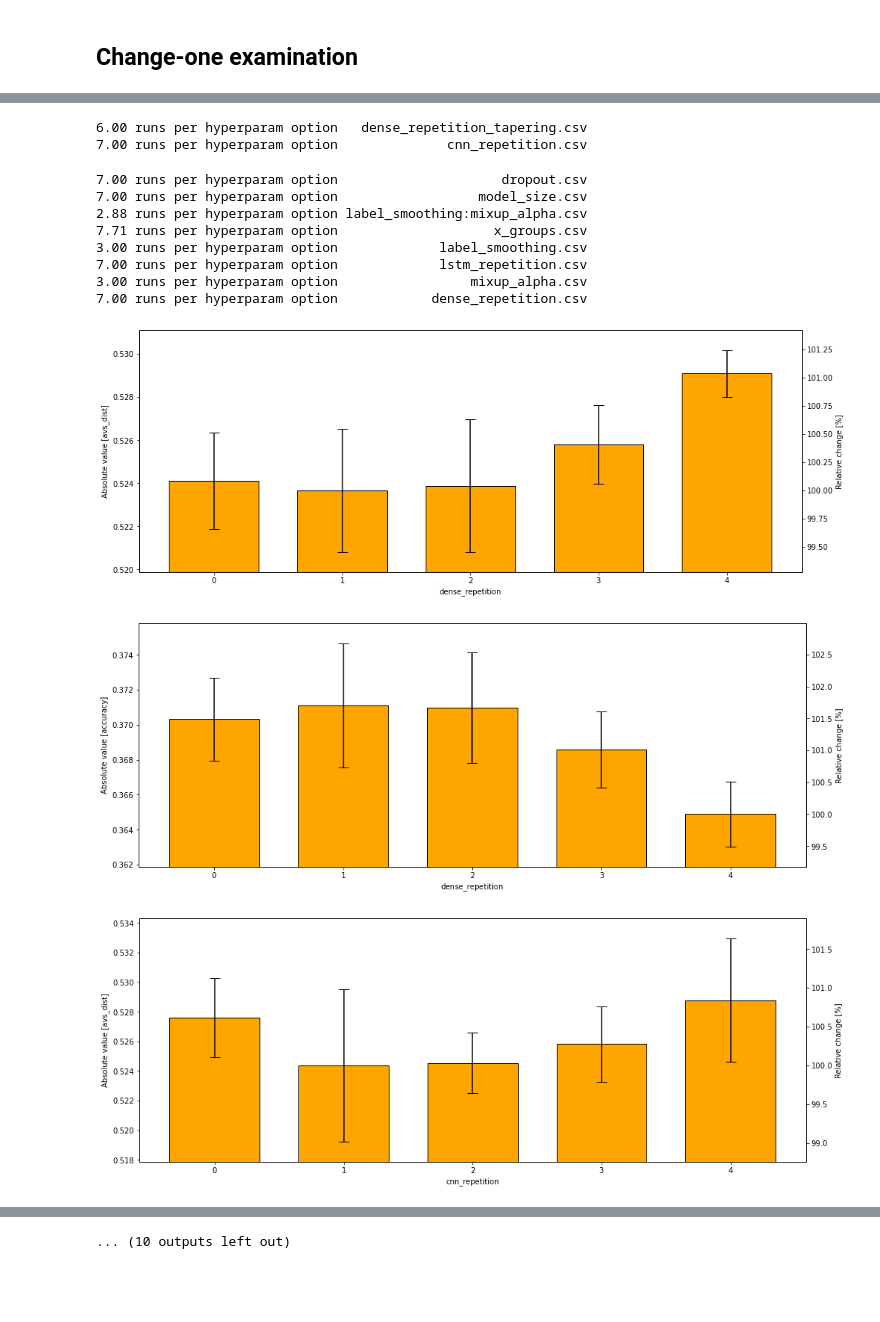
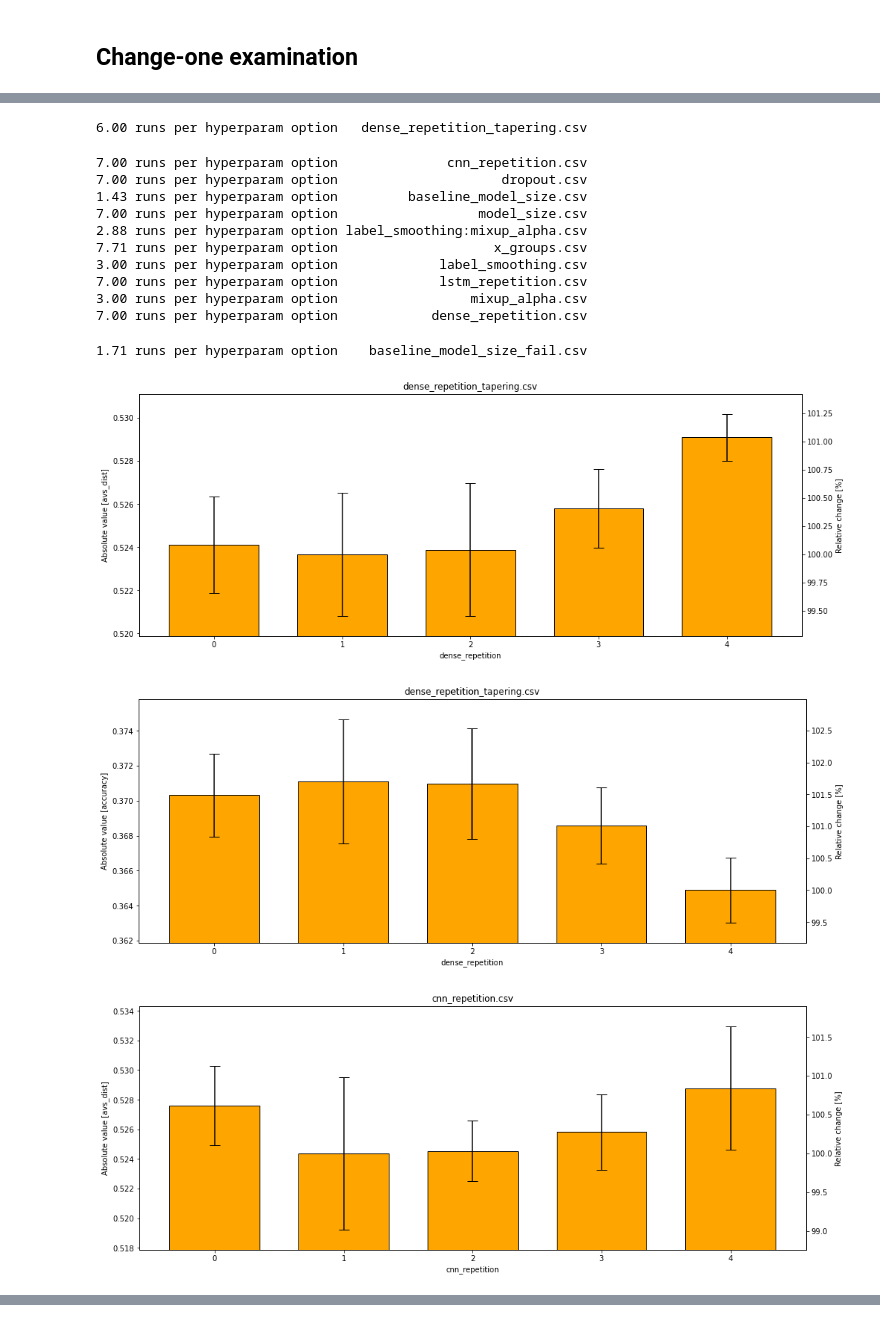
Before and after one commit to ronaldluc/DeepSaber, a Jupyter notebook: research/experiments/config_graphs.ipynb, the cells around one changed output, grey strips where cells are left out. Drawn from its saved outputs; the diff is of its cells as text; code cells hidden in the pictures; blank space fills up the shorter version.

Commit message:
feat(model): add hyperparameter models

```diff
--- a/research/experiments/config_graphs.ipynb
+++ b/research/experiments/config_graphs.ipynb
@@ -37,7 +37,7 @@ import matplotlib.pyplot as plt
 import re
 
 
-def plot_col(df, col, ylabel=''):
+def plot_col(df, col, ylabel='', name=''):
     barWidth = 0.7
     mean = df[f'{col}_mean']
     norm_mean = mean / mean.min()
@@ -67,6 +67,7 @@ def plot_col(df, col, ylabel=''):
     ax.set_ylabel(ylabel)
     ax.set_ylim(bot, top)
     ax.set_ylabel(f'Absolute value [{col}]')
+    ax.set_title(name)
 
     ax2 = ax.twinx()
 
@@ -77,11 +78,12 @@ def plot_col(df, col, ylabel=''):
 #     fig.legend()
     fig.show()
 
-def plot_cols(df, cols):
+def plot_cols(df, cols, name=''):
 #     display(Markdown(f'## {df.index.name}'))
     groupped_df = df.groupby(df.index).apply(get_stats)
     for col in cols:
-        plot_col(groupped_df, col)
+        if col in df.columns:
+            plot_col(groupped_df, col, name=name)
 
 plot_cols(df, ['avs_dist', 'accuracy', 'elapsed'])
 # %% [output]
@@ -91,23 +93,25 @@ plot_cols(df, ['avs_dist', 'accuracy', 'elapsed'])
 # %%
 from pathlib import Path
 
 experiments_path = Path('../../data/experiments')
 for path in experiments_path.iterdir():
     if path.is_file() and path.suffix == '.csv':
         df = pd.read_csv(path, index_col=0)
         print(f'{len(df) / len(df.index.unique()):2.2f} runs per hyperparam option {str(path.name):>31}')
-        plot_cols(df, ['avs_dist', 'accuracy', ])
+        plot_cols(df, ['avs_dist', 'accuracy', 'acc'], path.name)
 # %% [output]
 6.00 runs per hyperparam option   dense_repetition_tapering.csv
-7.00 runs per hyperparam option              cnn_repetition.csv
+7.00 runs per hyperparam option              cnn_repetition.csv
 7.00 runs per hyperparam option                     dropout.csv
+1.43 runs per hyperparam option         baseline_model_size.csv
 7.00 runs per hyperparam option                  model_size.csv
 2.88 runs per hyperparam option label_smoothing:mixup_alpha.csv
 7.71 runs per hyperparam option                    x_groups.csv
 3.00 runs per hyperparam option             label_smoothing.csv
 7.00 runs per hyperparam option             lstm_repetition.csv
 3.00 runs per hyperparam option                 mixup_alpha.csv
 7.00 runs per hyperparam option            dense_repetition.csv
+1.71 runs per hyperparam option    baseline_model_size_fail.csv
-[figure, old version]
+[figure, new version]
-[figure, old version]
+[figure, new version]
-[figure, old version]
+[figure, new version]
@@ -121 +123,0 @@ for path in experiments_path.iterdir():
-... (10 outputs left out)
```
Also changed, not shown: parts of 2 cells of this notebook, 8 other files.
